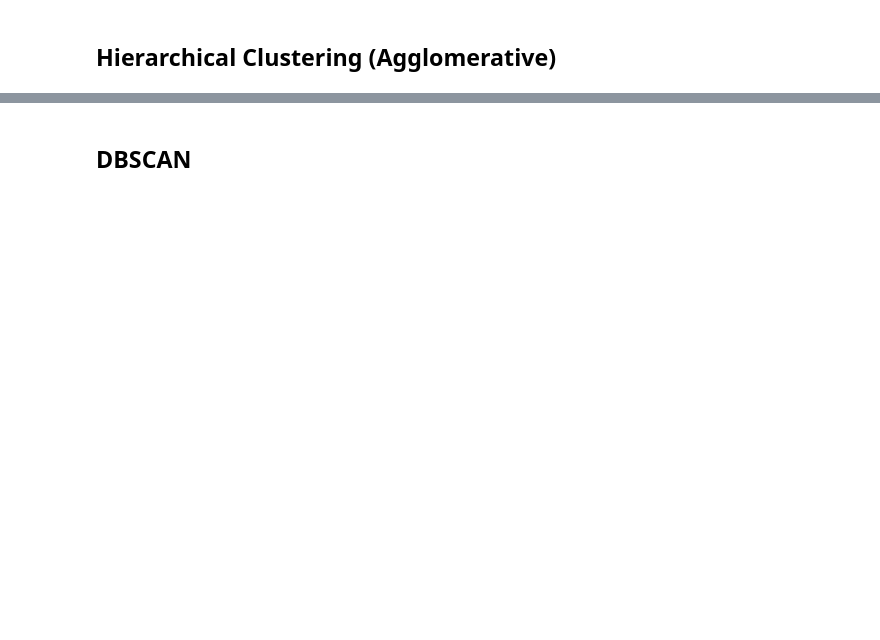
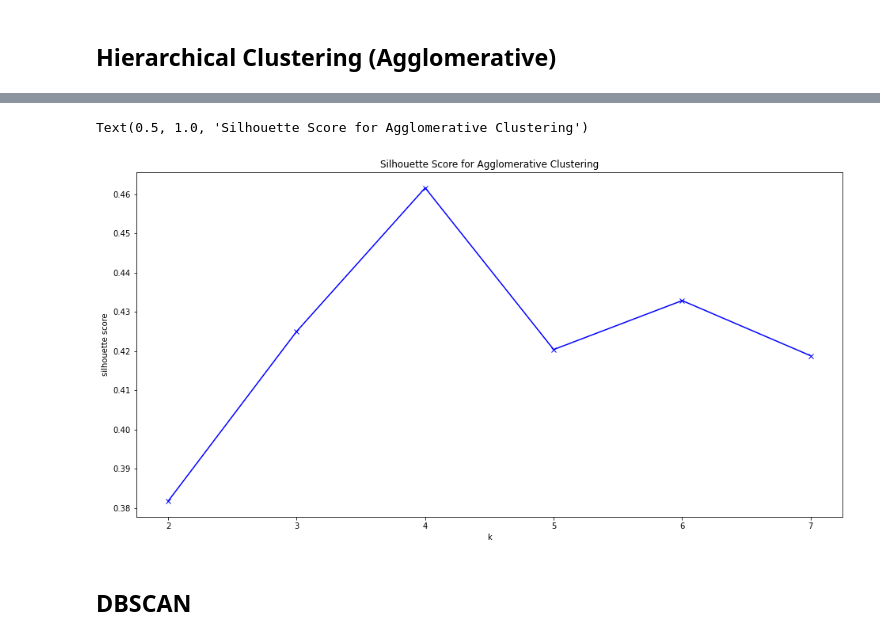
Before and after one commit to filipamiralopes/data-pt-ber-08-20, a Jupyter notebook: Labs/module-3_labs/03_unsupervised-learning/01_lab-unsupervised-learning/unsupervised-learning-class-advanced.ipynb, the cells around one changed output, grey strips where cells are left out. Drawn from its saved outputs; the diff is of its cells as text; code cells hidden in the pictures; blank space fills up the shorter version.

```diff
--- a/Labs/module-3_labs/03_unsupervised-learning/01_lab-unsupervised-learning/unsupervised-learning-class-advanced.ipynb
+++ b/Labs/module-3_labs/03_unsupervised-learning/01_lab-unsupervised-learning/unsupervised-learning-class-advanced.ipynb
@@ -108,21 +141,24 @@ plt.show()
 # %%
 K = range(2, 8)
 silhouette_hc = []
 
 for k in K:
     model = AgglomerativeClustering(n_clusters=k)
     model.fit(X)
     silhouette_hc.append(silhouette_score(X, model.fit_predict(X)))
 
 import matplotlib.pyplot as plt
 %matplotlib inline
 
 plt.figure(figsize=(16,8))
 plt.plot(K, silhouette_hc, 'bx-')
 plt.xlabel('k')
-plt.ylabel('inertia')
+plt.ylabel('silhouette score')
 plt.xticks(np.arange(min(K), max(K)+1, 1.0))
 plt.title('Silhouette Score for Agglomerative Clustering')
+# %% [output]
+Text(0.5, 1.0, 'Silhouette Score for Agglomerative Clustering')
+[figure, added]
 # %% [markdown]
 ## DBSCAN
 # %%
```
Also changed, not shown: parts of 15 cells of this notebook, 2 other files.
